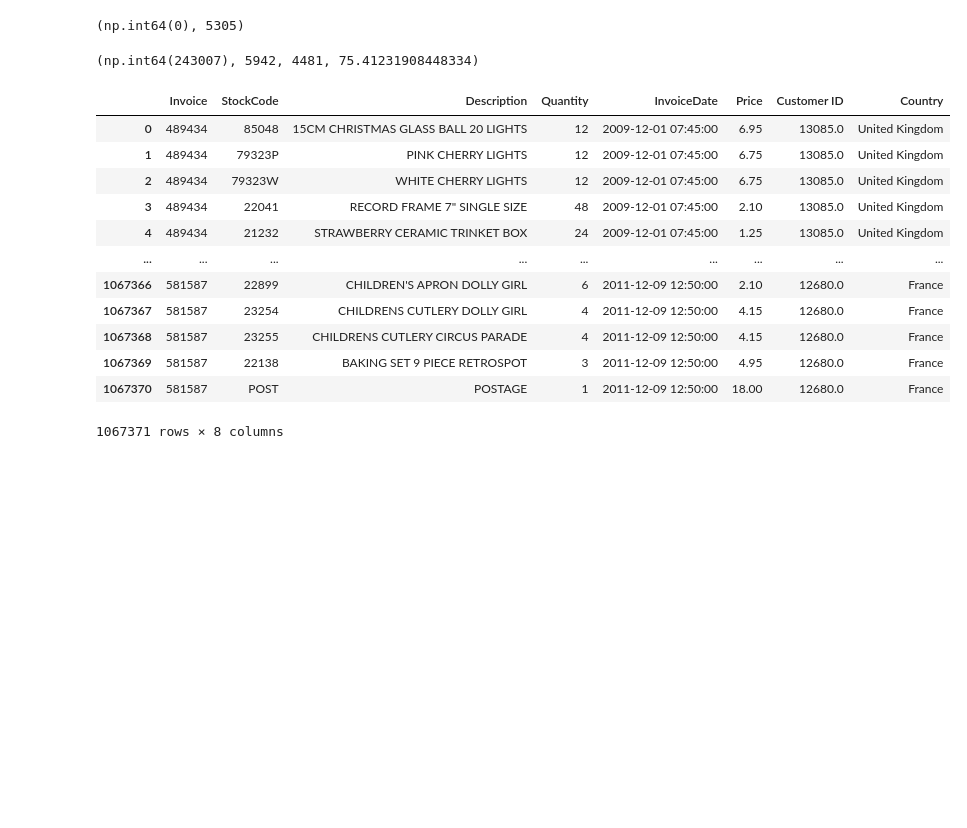
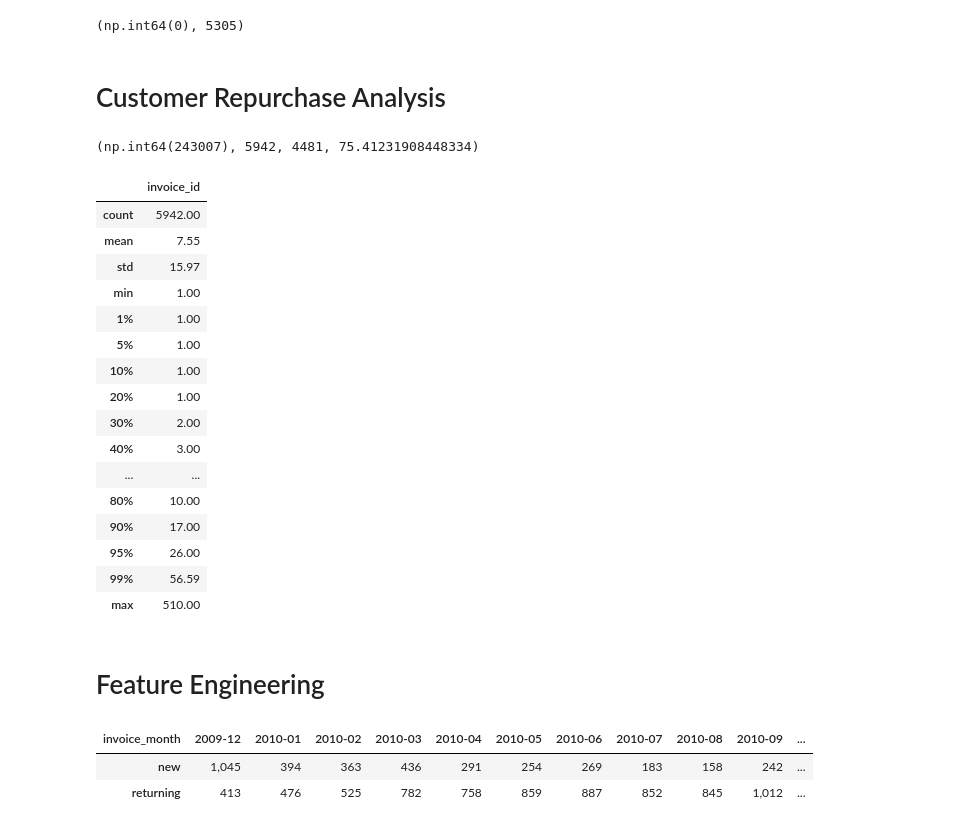
Before and after one commit to nguyenbaanh7779/customer-churn-prediction, a Jupyter notebook: notebooks/00_explore_data.ipynb, the cells around one changed output. Saved outputs shown, nothing was run; the diff lists cells and outputs as text; code cells hidden in the pictures; blank space fills up the shorter version.

```diff
--- a/notebooks/00_explore_data.ipynb
+++ b/notebooks/00_explore_data.ipynb
@@ -27,0 +34,15 @@ df_retail.to_parquet("../data/raw/online_retail_II.parquet", index=False)
+# %%
+rename_col = {
+    "Invoice": "invoice_id",
+    "StockCode": "product_id",
+    "Description": "product_description",
+    "Quantity": "quantity",
+    "InvoiceDate": "invoice_time",
+    "Price": "unit_price",
+    "Customer ID": "customer_id",
+    "Country": "country",
+}
+df_retail = df_retail.rename(columns=rename_col)
+df_retail["total_price"] = df_retail["quantity"] * df_retail["unit_price"]
+df_retail["invoice_date"] = df_retail["invoice_time"].dt.date
+df_retail["invoice_month"] = df_retail["invoice_time"].dt.to_period("M").dt.to_timestamp()
@@ -65,27 +91,38 @@ df_retail["StockCode"].isnull().sum(), df_retail["StockCode"].nunique()
 # %% [output]
 (np.int64(0), 5305)
+# %% [markdown]
+# Customer Repurchase Analysis
 # %%
-df_cust_repurchase = df_retail.groupby("Customer ID")["Invoice"].nunique().reset_index()
-df_retail["Customer ID"].isnull().sum(), \
-    df_retail["Customer ID"].nunique(), \
-    df_cust_repurchase[df_cust_repurchase["Invoice"] > 1].shape[0], \
-    100 * df_cust_repurchase[df_cust_repurchase["Invoice"] > 1].shape[0]  \
-        / df_retail["Customer ID"].nunique()
+df_cust_repurchase = df_retail.groupby("customer_id")["invoice_id"] \
+    .nunique().reset_index()
+df_retail["customer_id"].isnull().sum(), \
+    df_retail["customer_id"].nunique(), \
+    df_cust_repurchase[df_cust_repurchase["invoice_id"] > 1].shape[0], \
+    100 * df_cust_repurchase[df_cust_repurchase["invoice_id"] > 1].shape[0]  \
+        / df_retail["customer_id"].nunique()
 # %% [output]
 (np.int64(243007), 5942, 4481, 75.41231908448334)
 # %%
-df_retail
+df_cust_repurchase[["invoice_id"]].describe(
+    percentiles=[0.01, 0.05] + [i/10 for i in range(1, 10)] + [0.95, 0.99]
+).round(2)
 # %% [output]
-|  | Invoice | StockCode | Description | Quantity | InvoiceDate | Price | Customer ID | Country |
-| 0 | 489434 | 85048 | 15CM CHRISTMAS GLASS BALL 20 LIGHTS | 12 | 2009-12-01 07:45:00 | 6.95 | 13085.0 | United Kingdom |
-| 1 | 489434 | 79323P | PINK CHERRY LIGHTS | 12 | 2009-12-01 07:45:00 | 6.75 | 13085.0 | United Kingdom |
-| 2 | 489434 | 79323W | WHITE CHERRY LIGHTS | 12 | 2009-12-01 07:45:00 | 6.75 | 13085.0 | United Kingdom |
-| 3 | 489434 | 22041 | RECORD FRAME 7" SINGLE SIZE | 48 | 2009-12-01 07:45:00 | 2.10 | 13085.0 | United Kingdom |
-| 4 | 489434 | 21232 | STRAWBERRY CERAMIC TRINKET BOX | 24 | 2009-12-01 07:45:00 | 1.25 | 13085.0 | United Kingdom |
-| ... | ... | ... | ... | ... | ... | ... | ... | ... |
-| 1067366 | 581587 | 22899 | CHILDREN'S APRON DOLLY GIRL | 6 | 2011-12-09 12:50:00 | 2.10 | 12680.0 | France |
-| 1067367 | 581587 | 23254 | CHILDRENS CUTLERY DOLLY GIRL | 4 | 2011-12-09 12:50:00 | 4.15 | 12680.0 | France |
-| 1067368 | 581587 | 23255 | CHILDRENS CUTLERY CIRCUS PARADE | 4 | 2011-12-09 12:50:00 | 4.15 | 12680.0 | France |
-| 1067369 | 581587 | 22138 | BAKING SET 9 PIECE RETROSPOT | 3 | 2011-12-09 12:50:00 | 4.95 | 12680.0 | France |
-| 1067370 | 581587 | POST | POSTAGE | 1 | 2011-12-09 12:50:00 | 18.00 | 12680.0 | France |
+|  | invoice_id |
+| count | 5942.00 |
+| mean | 7.55 |
+| std | 15.97 |
+| min | 1.00 |
+| 1% | 1.00 |
+| 5% | 1.00 |
+| 10% | 1.00 |
+| 20% | 1.00 |
+| 30% | 2.00 |
+| 40% | 3.00 |
+| ... | ... |
+| 80% | 10.00 |
+| 90% | 17.00 |
+| 95% | 26.00 |
+| 99% | 56.59 |
+| max | 510.00 |
-1067371 rows × 8 columns
+# %% [markdown]
+# Feature Engineering
@@ -91,0 +158,7 @@ df_retail
+# %%
+df_cust_monthly.drop(columns="unknown").set_index("invoice_month").T.style \
+    .background_gradient(cmap="Blues", axis=1).format("{:,.0f}")
+# %% [output]
+| invoice_month | 2009-12 | 2010-01 | 2010-02 | 2010-03 | 2010-04 | 2010-05 | 2010-06 | 2010-07 | 2010-08 | 2010-09 | ... |
+| new | 1,045 | 394 | 363 | 436 | 291 | 254 | 269 | 183 | 158 | 242 | ... |
+| returning | 413 | 476 | 525 | 782 | 758 | 859 | 887 | 852 | 845 | 1,012 | ... |
```
Also changed, not shown: parts of 17 cells of this notebook, 1 other file.
